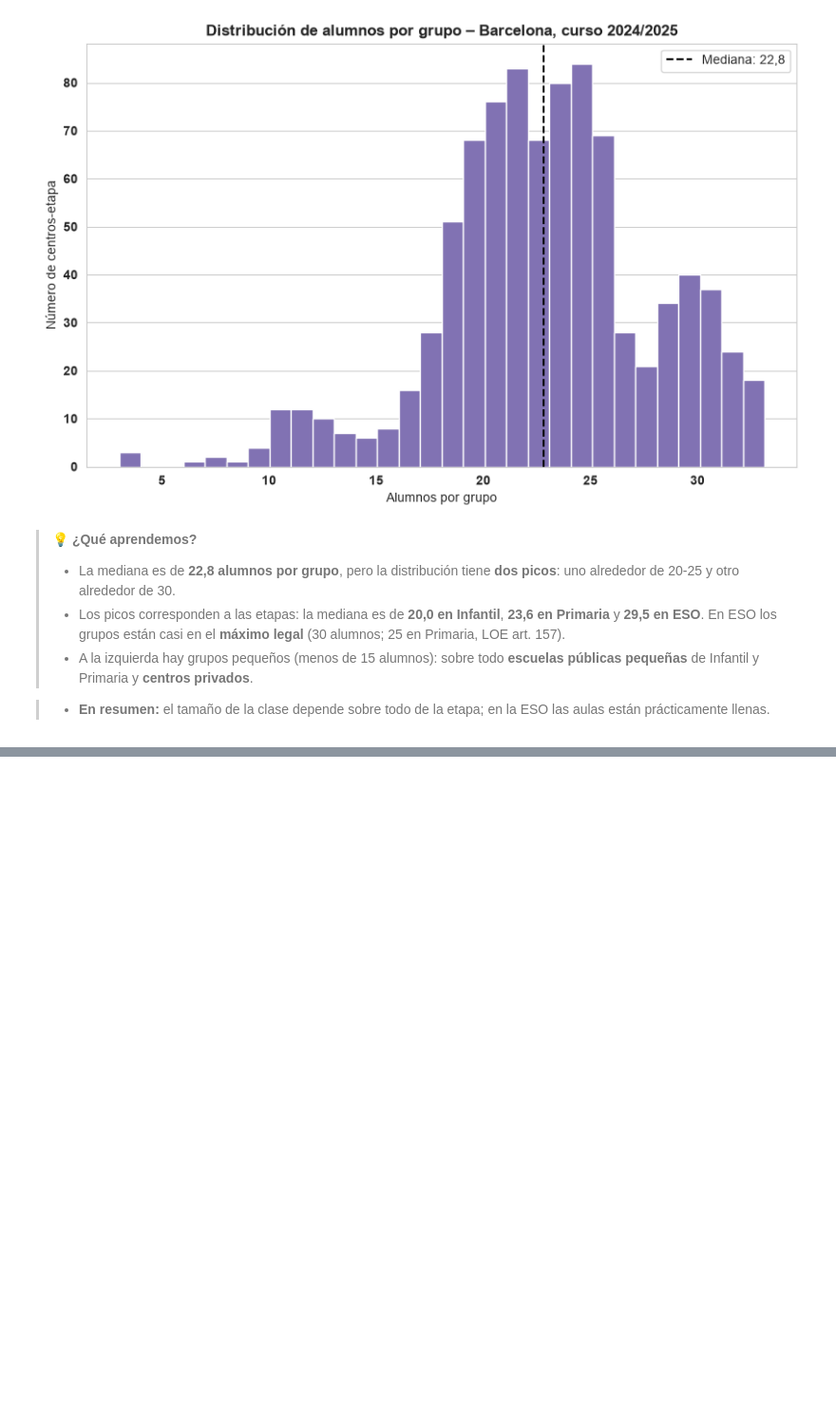
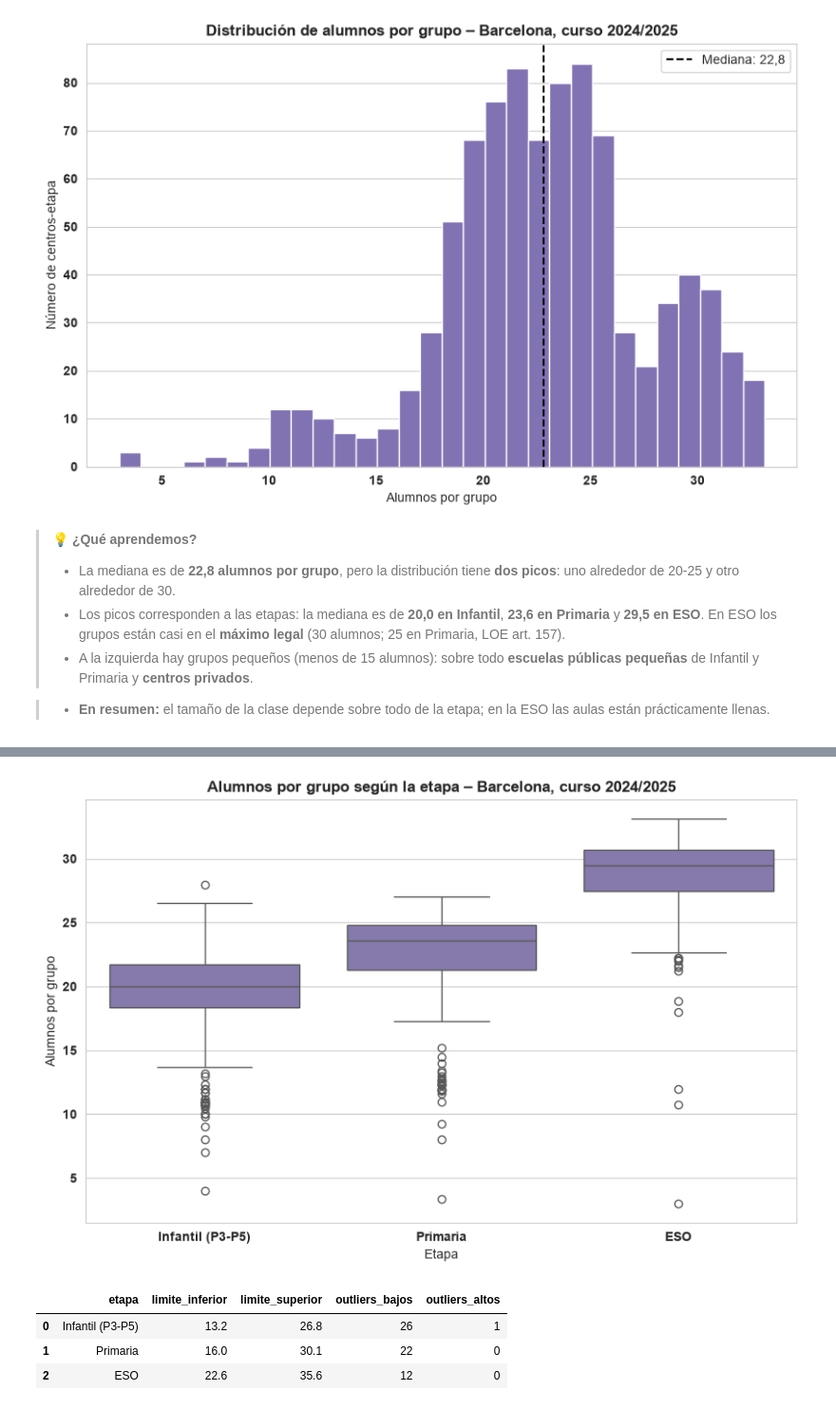
Before and after one commit to esrakesken/eda-educacion-barcelona, a Jupyter notebook: notebooks/01_eda_educacion_bcn.ipynb, the cells around one changed output, grey strips where cells are left out. Shown at 95% size. Saved outputs shown, nothing was run; the diff lists cells and outputs as text; code cells hidden in the pictures; blank space fills up the shorter version.

Commit message:
feat: detección de outliers con IQR en alumnos por grupo

```diff
--- a/notebooks/01_eda_educacion_bcn.ipynb
+++ b/notebooks/01_eda_educacion_bcn.ipynb
@@ -866,0 +872,37 @@ plt.show()
+# %%
+fig, ax = plt.subplots()
+sns.boxplot(data=grupos_actual, x="etapa", y="alumnos_por_grupo", order=ORDEN_ETAPAS, color="#8172B3", ax=ax)
+
+ax.set_title(f"Alumnos por grupo según la etapa – Barcelona, curso {CURSO_ACTUAL}")
+ax.set_xlabel("Etapa")
+ax.set_ylabel("Alumnos por grupo")
+formatear_ejes(ax)
+plt.show()
+# %% [output]
+[figure, added]
+# %%
+def limites_iqr(serie):
+    """Devuelve los límites inferior y superior para detectar outliers con el método IQR."""
+    q1, q3 = serie.quantile([0.25, 0.75])
+    iqr = q3 - q1
+    return q1 - 1.5 * iqr, q3 + 1.5 * iqr
+
+
+resumen = []
+for etapa in ORDEN_ETAPAS:
+    valores = grupos_actual.loc[grupos_actual["etapa"] == etapa, "alumnos_por_grupo"]
+    inferior, superior = limites_iqr(valores)
+    resumen.append({
+        "etapa": etapa,
+        "limite_inferior": round(inferior, 1),
+        "limite_superior": round(superior, 1),
+        "outliers_bajos": (valores < inferior).sum(),
+        "outliers_altos": (valores > superior).sum(),
+    })
+
+pd.DataFrame(resumen)
+# %% [output]
+|  | etapa | limite_inferior | limite_superior | outliers_bajos | outliers_altos |
+| 0 | Infantil (P3-P5) | 13.2 | 26.8 | 26 | 1 |
+| 1 | Primaria | 16.0 | 30.1 | 22 | 0 |
+| 2 | ESO | 22.6 | 35.6 | 12 | 0 |
```
Also changed, not shown: parts of 2 cells of this notebook.
